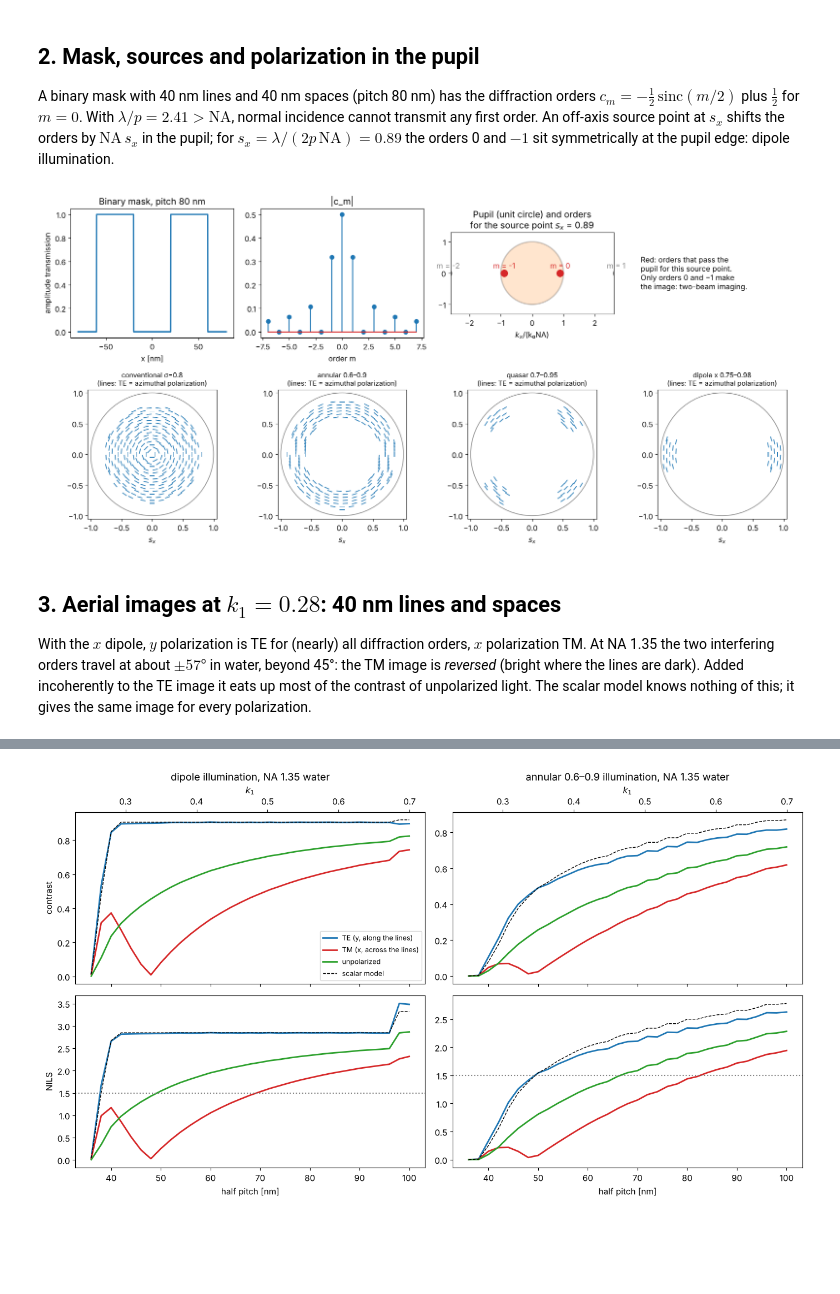
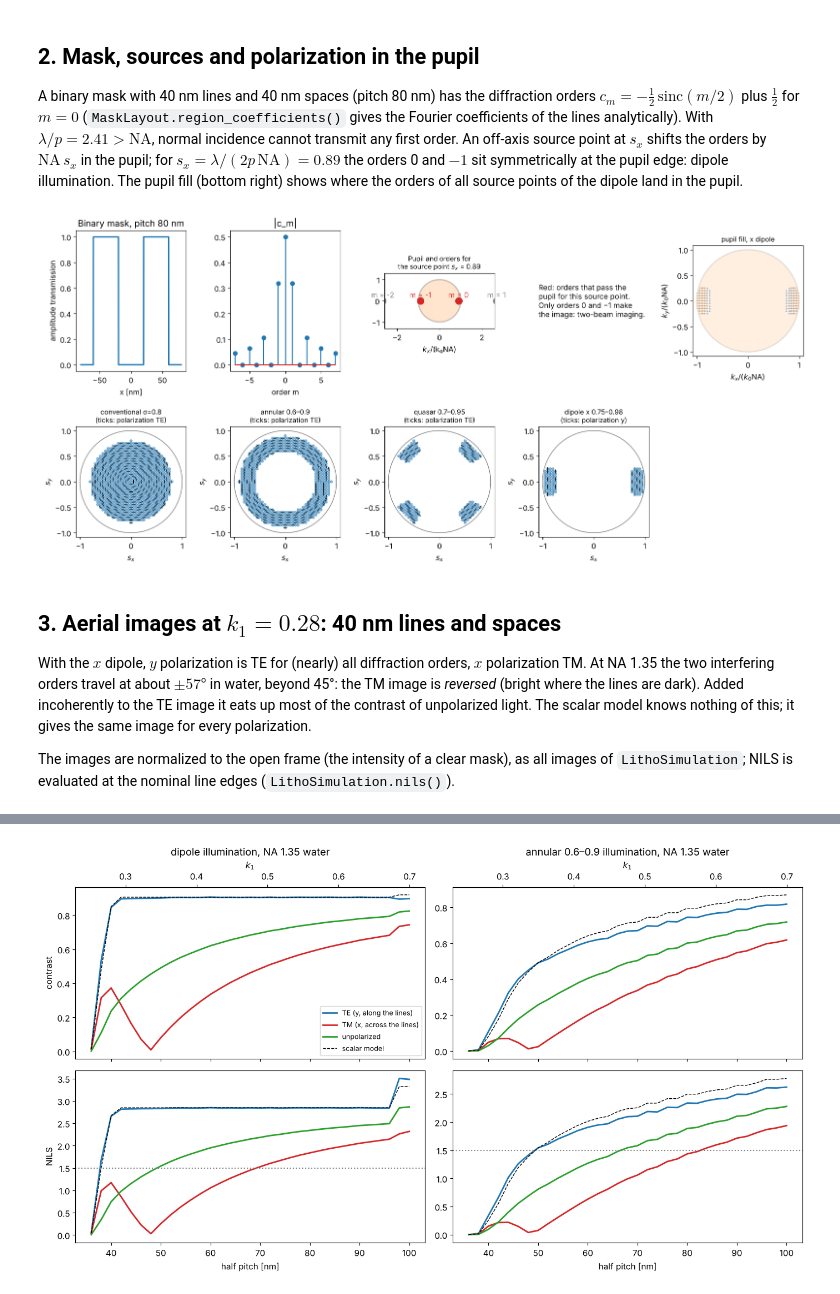
Before and after one commit to aeberspaecher/pyoptics, a Jupyter notebook: notebooks/16_vectorial_imaging_lithography.ipynb, the cells around one changed output, grey strips where cells are left out. Saved outputs shown, nothing was run; the diff lists cells and outputs as text; code cells hidden in the pictures; blank space fills up the shorter version.

```diff
--- a/notebooks/16_vectorial_imaging_lithography.ipynb
+++ b/notebooks/16_vectorial_imaging_lithography.ipynb
@@ -38,19 +40,19 @@ $\exp(i(\mathbf{k}\cdot\mathbf{r} - \omega t))$.
 import numpy as np
 import matplotlib.pyplot as plt
 
-from pyoptics.vectorial_imaging import (lines_spaces_orders, source_points, image_1d, image_2d,
-                                        contrast, nils, two_beam_contrast)
-from pyoptics.polarization import TE_TM_basis, IPS
-from pyoptics.polarization.mueller import S_unpol, S_LVP, S_LHP
-from pyoptics.polarization.jones import J_V, J_H
-from pyoptics.propagators import aplanatic_rotation
-from pyoptics.utils import grid1d
+from pyoptics.litho import Illumination, MaskLayout, ThinMask, Projector, LithoSimulation, metrics
+from pyoptics.litho.plot import (plot_source, plot_pupil_fill, plot_image, plot_bossung,
+                                 plot_process_window)
+from pyoptics.vectorial_imaging import two_beam_contrast, image_1d, lines_spaces_orders
+from pyoptics.polarization import IPS
+from pyoptics.polarization.jones import J_V
 
 plt.rcParams.update({"figure.dpi": 100, "image.origin": "lower", "font.size": 11})
 
 wl = 193.0          # ArF
 n_w = 1.437         # water at 193 nm
 NA = 1.35
+water = Projector(NA, wl, n_w)
 POLS = [("y", "TE (y, along the lines)", "C0"), ("x", "TM (x, across the lines)", "C3"),
         ("unpolarized", "unpolarized", "C2")]
 # %% [markdown]
@@ -108,54 +113,55 @@ fig.tight_layout()
 ## 2. Mask, sources and polarization in the pupil
 
 A binary mask with 40 nm lines and 40 nm spaces (pitch 80 nm) has the
-diffraction orders $c_m = -\tfrac12\,\mathrm{sinc}(m/2)$ plus $\tfrac12$ for $m = 0$.
-With $\lambda/p = 2.41 > \mathrm{NA}$, normal incidence cannot transmit any
-first order. An off-axis source point at $s_x$ shifts the orders by
-$\mathrm{NA}\,s_x$ in the pupil; for $s_x = \lambda/(2p\,\mathrm{NA}) = 0.89$ the
-orders 0 and $-1$ sit symmetrically at the pupil edge: dipole illumination.
+diffraction orders $c_m = -\tfrac12\,\mathrm{sinc}(m/2)$ plus $\tfrac12$ for $m = 0$
+(`MaskLayout.region_coefficients()` gives the Fourier coefficients of the
+lines analytically). With $\lambda/p = 2.41 > \mathrm{NA}$, normal incidence
+cannot transmit any first order. An off-axis source point at $s_x$ shifts
+the orders by $\mathrm{NA}\,s_x$ in the pupil; for
+$s_x = \lambda/(2p\,\mathrm{NA}) = 0.89$ the orders 0 and $-1$ sit
+symmetrically at the pupil edge: dipole illumination. The pupil fill
+(bottom right) shows where the orders of all source points of the dipole
+land in the pupil.
 # %%
 pitch = 80.0
-m, c_m = lines_spaces_orders(pitch, pitch/2, 7)
+ls80 = MaskLayout.lines_spaces(pitch, pitch/2)
 sources = {
-    "conventional σ=0.8": source_points("conventional", 0.8, n_samples=41),
-    "annular 0.6–0.9": source_points("annular", 0.9, 0.6, n_samples=41),
-    "quasar 0.7–0.95": source_points("quasar", 0.95, 0.7, opening_angle=30, n_samples=41),
-    "dipole x 0.75–0.98": source_points("dipole", 0.98, 0.75, opening_angle=35, n_samples=41),
+    "conventional σ=0.8": Illumination.conventional(0.8, n_samples=41, polarization="TE"),
+    "annular 0.6–0.9": Illumination.annular(0.9, 0.6, n_samples=41, polarization="TE"),
+    "quasar 0.7–0.95": Illumination.quasar(0.95, 0.7, opening_angle=30, n_samples=41, polarization="TE"),
+    "dipole x 0.75–0.98": Illumination.dipole(0.98, 0.75, opening_angle=35, n_samples=41, polarization="y"),
 }
+m = np.arange(-7, 8)
+c_m = ls80.region_coefficients(m, [0])["field"][0]  # binary: t = 1 in the spaces, 0 on the lines
 
 fig = plt.figure(figsize=(16, 7.5))
-ax = fig.add_subplot(2, 4, 1)
+ax = fig.add_subplot(2, 5, 1)
 xx = np.linspace(-pitch, pitch, 1000)
-ax.plot(xx, np.where(np.abs((xx + pitch/2) % pitch - pitch/2) < pitch/4, 0, 1), lw=2)
+ax.plot(xx, ls80.transmission(xx), lw=2)
 ax.set_xlabel("x [nm]"); ax.set_title("Binary mask, pitch 80 nm"); ax.set_ylabel("amplitude transmission")
-ax = fig.add_subplot(2, 4, 2)
+ax = fig.add_subplot(2, 5, 2)
 ax.stem(m, np.abs(c_m)); ax.set_xlabel("order m"); ax.set_title("|c_m|")
-ax = fig.add_subplot(2, 4, 3)
+ax = fig.add_subplot(2, 5, 3)
 s_c = wl/(2*pitch*NA)
 ax.add_patch(plt.Circle((0, 0), 1, fill=True, fc="C1", alpha=0.2, ec="k", lw=2))
 for mm in (-2, -1, 0, 1):
     center = s_c + mm*wl/(pitch*NA)
     passes = abs(center) <= 1
     ax.plot(center, 0, "o", ms=10, color="C3" if passes else "gray")
     ax.text(center, 0.15, f"m = {mm}", ha="center", color="C3" if passes else "gray")
 ax.set_xlim(-2.6, 2.6); ax.set_ylim(-1.3, 1.3); ax.set_aspect("equal")
-ax.set_title(f"Pupil (unit circle) and orders\nfor the source point $s_x$ = {s_c:.2f}"); ax.set_xlabel("$k_x$/(k₀NA)")
-ax = fig.add_subplot(2, 4, 4); ax.axis("off")
+ax.set_title(f"Pupil and orders for\nthe source point $s_x$ = {s_c:.2f}", fontsize=10); ax.set_xlabel("$k_x$/(k₀NA)")
+ax = fig.add_subplot(2, 5, 4); ax.axis("off")
 ax.text(0, 0.5, "Red: orders that pass the\npupil for this source point.\n"
         "Only orders 0 and −1 make\nthe image: two-beam imaging.", fontsize=11, va="center")
-for i, (name, (s_x, s_y, w)) in enumerate(sources.items()):
-    ax = fig.add_subplot(2, 4, 5 + i)
-    ax.add_patch(plt.Circle((0, 0), 1, fill=False, ec="gray"))
-    sel = slice(None, None, 3)
-    e_TE, _ = TE_TM_basis(s_x, s_y)
-    ax.quiver(s_x[sel], s_y[sel], e_TE[0][sel], e_TE[1][sel], pivot="middle", headwidth=1, headlength=0,
-              headaxislength=0, width=0.006, scale=25, color="C0")
-    ax.set_xlim(-1.05, 1.05); ax.set_ylim(-1.05, 1.05); ax.set_aspect("equal")
-    ax.set_title(name + "\n(lines: TE = azimuthal polarization)", fontsize=10)
-    ax.set_xlabel("$s_x$")
+plot_pupil_fill(LithoSimulation(ls80, ThinMask.binary(), sources["dipole x 0.75–0.98"], water),
+                ax=fig.add_subplot(2, 5, 5), title="pupil fill, x dipole")
+for i, (name, src) in enumerate(sources.items()):
+    plot_source(src, ax=fig.add_subplot(2, 5, 6 + i), every=3,
+                title=name + f"\n(ticks: polarization {src.polarization})")
 fig.tight_layout()
 # %% [output]
-[figure, old version]
+[figure, new version]
 # %% [markdown]
 ## 3. Aerial images at $k_1 = 0.28$: 40 nm lines and spaces
 
@@ -165,4 +171,8 @@ about $\pm 57°$ in water, beyond 45°: the TM image is *reversed* (bright where
 the lines are dark). Added incoherently to the TE image it eats up most of
 the contrast of unpolarized light. The scalar model knows nothing of this;
 it gives the same image for every polarization.
+
+The images are normalized to the open frame (the intensity of a clear
+mask), as all images of `LithoSimulation`; NILS is evaluated at the nominal
+line edges (`LithoSimulation.nils()`).
 # %%
```
Also changed, not shown: parts of 19 cells of this notebook, 12 other files.
